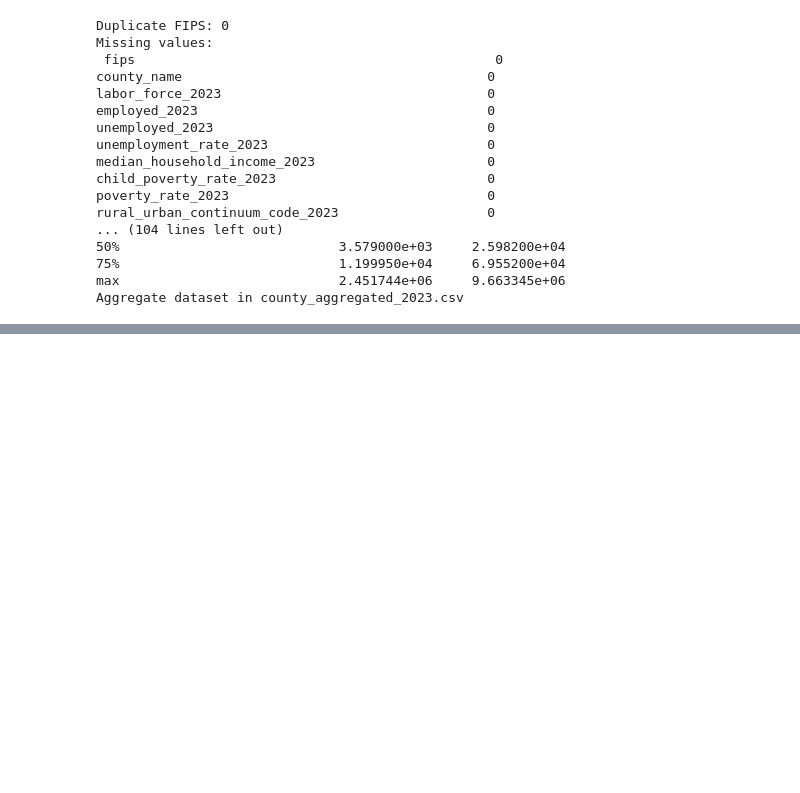
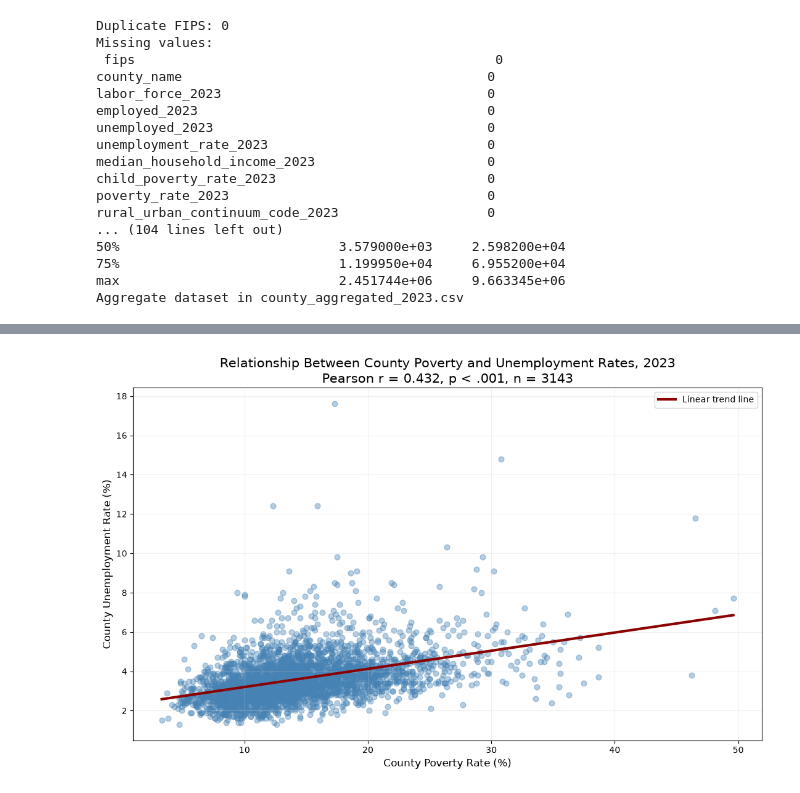
Before and after one commit to zkhan205/CMSC320_Project, a Jupyter notebook: data_cleaning_and_statistical_methods.ipynb, the cells around one changed output, grey strips where cells are left out. Drawn from its saved outputs; the diff is of its cells as text; code cells hidden in the pictures; blank space fills up the shorter version.

Commit message:
Changed poverty and unemployment correlation analysis.

```diff
--- a/data_cleaning_and_statistical_methods.ipynb
+++ b/data_cleaning_and_statistical_methods.ipynb
@@ -334,0 +278,35 @@ Because this analysis uses observational data, the result demonstrates correlati
+# %%
+plt.figure(figsize=(11, 7))
+
+sns.regplot(
+    data=county,
+    x="poverty_rate_2023",
+    y="unemployment_rate_2023",
+    ci=None,
+    scatter_kws={
+        "color": "steelblue",
+        "alpha": 0.4,
+        "s": 40
+    },
+    line_kws={
+        "color": "darkred",
+        "linewidth": 3,
+        "label": "Linear trend line"
+    }
+)
+
+plt.xlabel("County Poverty Rate (%)", fontsize=12)
+plt.ylabel("County Unemployment Rate (%)", fontsize=12)
+
+plt.title(
+    "Relationship Between County Poverty and Unemployment Rates, 2023\n"
+    f"Pearson r = {correlation:.3f}, p < .001, n = {len(county)}",
+    fontsize=15
+)
+
+plt.legend()
+plt.grid(color="lightgray", alpha=0.3)
+plt.tight_layout()
+plt.show()
+# %% [output]
+[figure, added]
```
Also changed, not shown: parts of 16 cells of this notebook.
